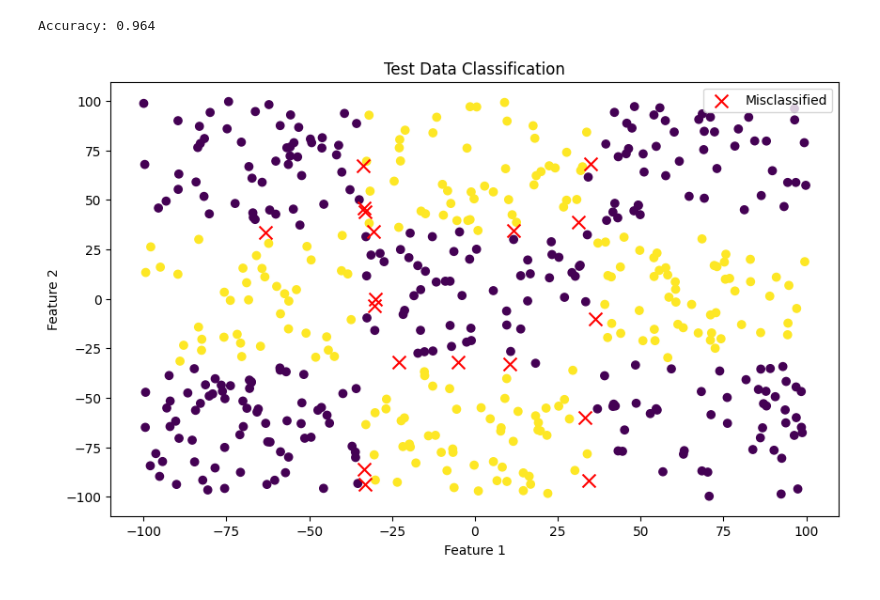
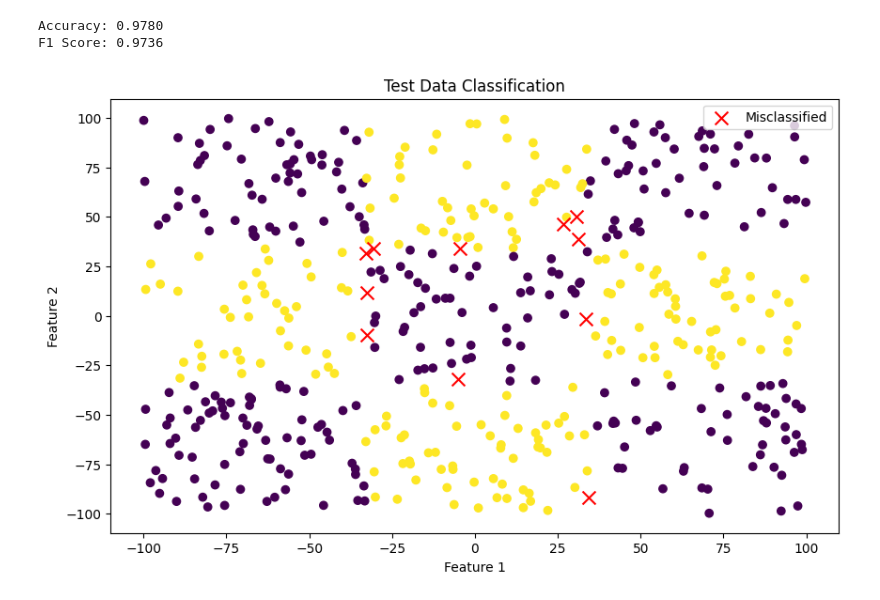
Before and after one commit to wojcikbart/NeuralNetworks, a Jupyter notebook: nn4/nn4.ipynb, the cells around one changed output. Drawn from its saved outputs; the diff is of its cells as text; code cells hidden in the pictures.

```diff
--- a/nn4/nn4.ipynb
+++ b/nn4/nn4.ipynb
@@ -151,11 +185,13 @@ plt.show()
 input_size = X_xor3_train.shape[1]
 output_size = np.unique(y_xor3_train).shape[0]
 
-nn_xor3 = NeuralNetwork(X_xor3_train, y_xor3_train, [input_size, 20, 20, output_size],
+nn_xor3 = NeuralNetwork(X_xor3_train, y_xor3_train, [input_size, 32, 32, output_size],
                          activation_fun='sigmoid', output_activation='softmax', loss_fun='crossentropy')
 
-history_xor3 = nn_xor3.train(learning_rate=0.01, epochs=int(3e3), validation_data=(X_xor3_test, y_xor3_test), mini_batch=True, batch_size=8,
+nn_xor3.train(learning_rate=0.01, epochs=int(1e3), validation_data=(X_xor3_test, y_xor3_test), mini_batch=True, batch_size=4,
                         optimization='rmsprop', momentum=0.7, stop_condition=0.01, report_interval=10)
-history_xor3 = nn_xor3.train(learning_rate=0.001, epochs=int(3e3), validation_data=(X_xor3_test, y_xor3_test), mini_batch=True, batch_size=8,
+nn_xor3.train(learning_rate=0.001, epochs=int(1e3), validation_data=(X_xor3_test, y_xor3_test), mini_batch=True, batch_size=4,
                         optimization='rmsprop', momentum=0.7, stop_condition=0.01, report_interval=10)
+nn_xor3.train(learning_rate=0.0005, epochs=int(1e3), validation_data=(X_xor3_test, y_xor3_test), mini_batch=True, batch_size=4,
+                        optimization='rmsprop', momentum=0.7, stop_condition=0.01, report_interval=10)
 # %% [output]
@@ -166,26 +204,28 @@ Training complete. Final loss: 0.1289
 # %%
 y_xor3_pred = nn_xor3.predict(X_xor3_test)
 y_xor3_pred = np.argmax(y_xor3_pred, axis=1).reshape(-1, 1)
 
-# Accuracy calculation
-accuracy = np.mean(y_xor3_pred == y_xor3_test)
-print(f"Accuracy: {accuracy}")
+accuracy = accuracy_score(y_xor3_test, y_xor3_pred)
+print(f'Accuracy: {accuracy:.4f}')
+f1 = f1_score(y_xor3_test, y_xor3_pred, average='binary')
+print(f'F1 Score: {f1:.4f}')
 
 misclassified = y_xor3_pred.ravel() != y_xor3_test.ravel()
 
 plt.figure(figsize=(10, 6))
 
 plt.scatter(X_xor3_test[~misclassified, 0], X_xor3_test[~misclassified, 1],
             c=y_xor3_test[~misclassified].ravel(), cmap='viridis')
 plt.scatter(X_xor3_test[misclassified, 0], X_xor3_test[misclassified, 1],
             color='red', marker='x', s=100,
             label='Misclassified')
 
 plt.title('Test Data Classification')
 plt.xlabel('Feature 1')
 plt.ylabel('Feature 2')
 plt.legend()
 plt.show()
 # %% [output]
-Accuracy: 0.964
+Accuracy: 0.9780
+F1 Score: 0.9736
-[figure, old version]
+[figure, new version]
```
Also changed, not shown: parts of 12 cells of this notebook, 1 other file.
